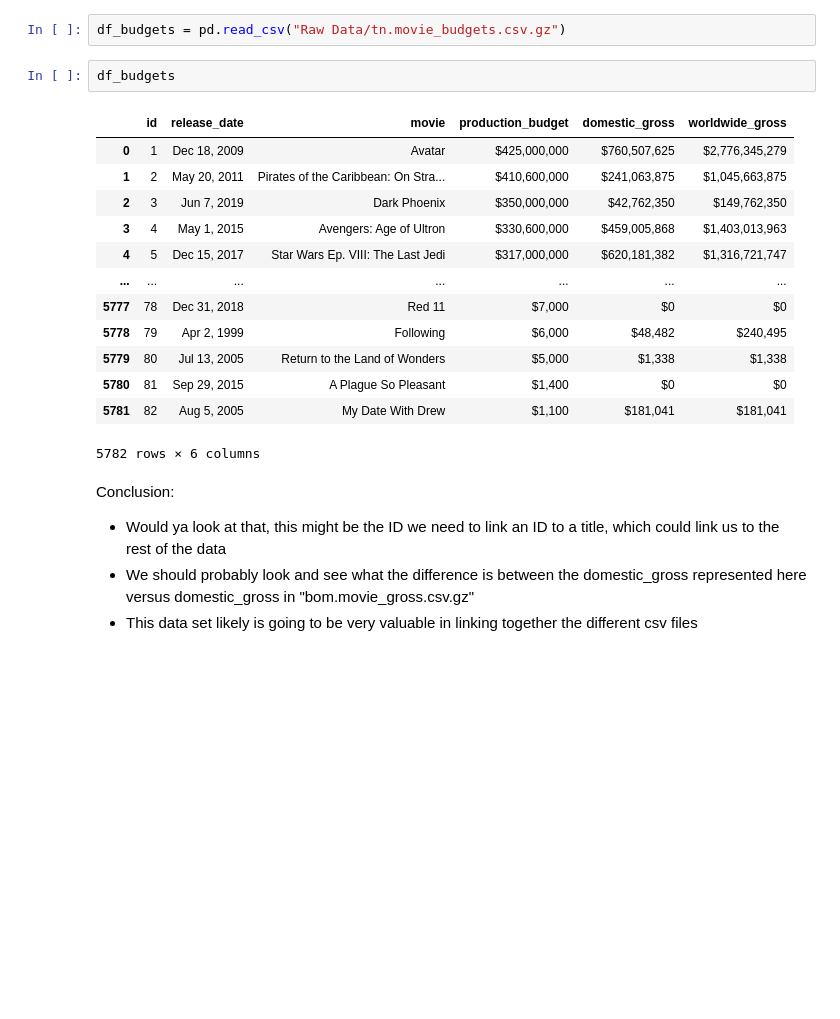
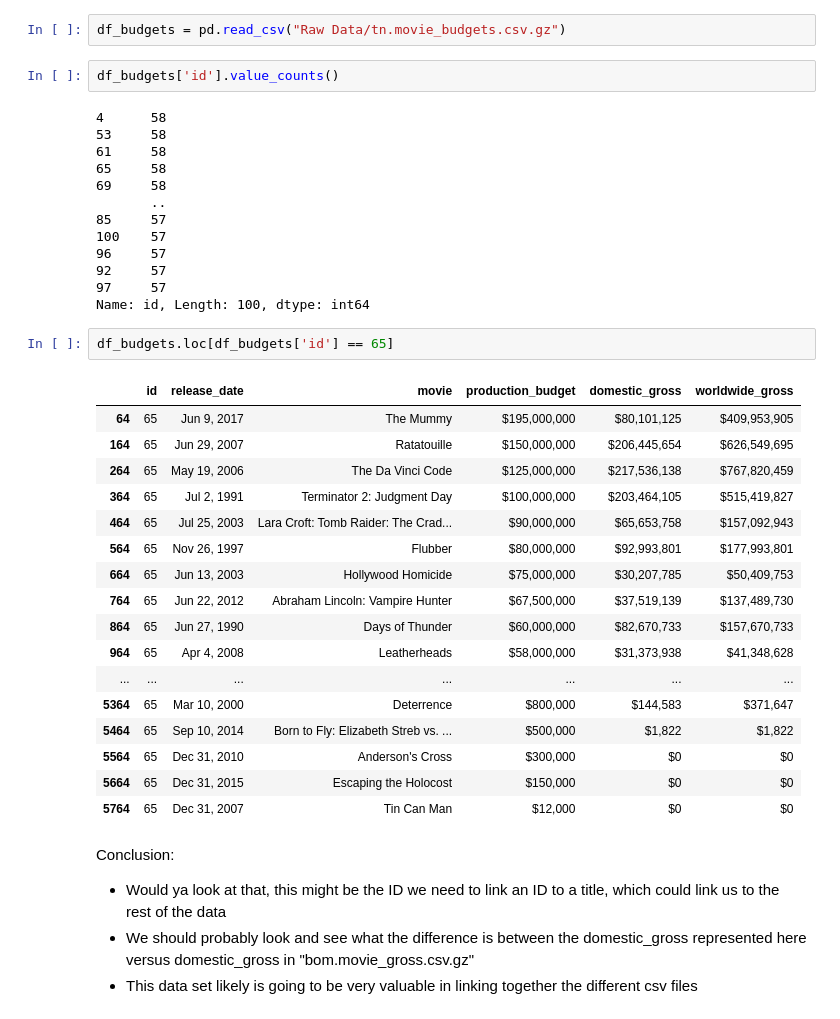
Before and after one commit to mooreaz92/Phase-1-Project-Group-GRV, a Jupyter notebook: EDA on Movie Data Set.ipynb, the cells around one changed output. Drawn from its saved outputs; the diff is of its cells as text; blank space fills up the shorter version.

```diff
--- a/EDA on Movie Data Set.ipynb
+++ b/EDA on Movie Data Set.ipynb
@@ -523,21 +523,40 @@ Conclusion:
 # %%
 df_budgets = pd.read_csv("Raw Data/tn.movie_budgets.csv.gz")
 # %%
-df_budgets
+df_budgets['id'].value_counts()
 # %% [output]
-|  | id | release_date | movie | production_budget | domestic_gross | worldwide_gross |
-| 0 | 1 | Dec 18, 2009 | Avatar | $425,000,000 | $760,507,625 | $2,776,345,279 |
-| 1 | 2 | May 20, 2011 | Pirates of the Caribbean: On Stra... | $410,600,000 | $241,063,875 | $1,045,663,875 |
-| 2 | 3 | Jun 7, 2019 | Dark Phoenix | $350,000,000 | $42,762,350 | $149,762,350 |
-| 3 | 4 | May 1, 2015 | Avengers: Age of Ultron | $330,600,000 | $459,005,868 | $1,403,013,963 |
-| 4 | 5 | Dec 15, 2017 | Star Wars Ep. VIII: The Last Jedi | $317,000,000 | $620,181,382 | $1,316,721,747 |
-| ... | ... | ... | ... | ... | ... | ... |
-| 5777 | 78 | Dec 31, 2018 | Red 11 | $7,000 | $0 | $0 |
-| 5778 | 79 | Apr 2, 1999 | Following | $6,000 | $48,482 | $240,495 |
-| 5779 | 80 | Jul 13, 2005 | Return to the Land of Wonders | $5,000 | $1,338 | $1,338 |
-| 5780 | 81 | Sep 29, 2015 | A Plague So Pleasant | $1,400 | $0 | $0 |
-| 5781 | 82 | Aug 5, 2005 | My Date With Drew | $1,100 | $181,041 | $181,041 |
-5782 rows × 6 columns
+4      58
+53     58
+61     58
+65     58
+69     58
+       ..
+85     57
+100    57
+96     57
+92     57
+97     57
+Name: id, Length: 100, dtype: int64
+# %%
+df_budgets.loc[df_budgets['id'] == 65]
+# %% [output]
+|  | id | release_date | movie | production_budget | domestic_gross | worldwide_gross |
+| 64 | 65 | Jun 9, 2017 | The Mummy | $195,000,000 | $80,101,125 | $409,953,905 |
+| 164 | 65 | Jun 29, 2007 | Ratatouille | $150,000,000 | $206,445,654 | $626,549,695 |
+| 264 | 65 | May 19, 2006 | The Da Vinci Code | $125,000,000 | $217,536,138 | $767,820,459 |
+| 364 | 65 | Jul 2, 1991 | Terminator 2: Judgment Day | $100,000,000 | $203,464,105 | $515,419,827 |
+| 464 | 65 | Jul 25, 2003 | Lara Croft: Tomb Raider: The Crad... | $90,000,000 | $65,653,758 | $157,092,943 |
+| 564 | 65 | Nov 26, 1997 | Flubber | $80,000,000 | $92,993,801 | $177,993,801 |
+| 664 | 65 | Jun 13, 2003 | Hollywood Homicide | $75,000,000 | $30,207,785 | $50,409,753 |
+| 764 | 65 | Jun 22, 2012 | Abraham Lincoln: Vampire Hunter | $67,500,000 | $37,519,139 | $137,489,730 |
+| 864 | 65 | Jun 27, 1990 | Days of Thunder | $60,000,000 | $82,670,733 | $157,670,733 |
+| 964 | 65 | Apr 4, 2008 | Leatherheads | $58,000,000 | $31,373,938 | $41,348,628 |
+| ... | ... | ... | ... | ... | ... | ... |
+| 5364 | 65 | Mar 10, 2000 | Deterrence | $800,000 | $144,583 | $371,647 |
+| 5464 | 65 | Sep 10, 2014 | Born to Fly: Elizabeth Streb vs. ... | $500,000 | $1,822 | $1,822 |
+| 5564 | 65 | Dec 31, 2010 | Anderson's Cross | $300,000 | $0 | $0 |
+| 5664 | 65 | Dec 31, 2015 | Escaping the Holocost | $150,000 | $0 | $0 |
+| 5764 | 65 | Dec 31, 2007 | Tin Can Man | $12,000 | $0 | $0 |
 # %% [markdown]
 Conclusion:
 - Would ya look at that, this might be the ID we need to link an ID to a title, which could link us to the rest of the data
```
Also changed, not shown: 4 other files.
